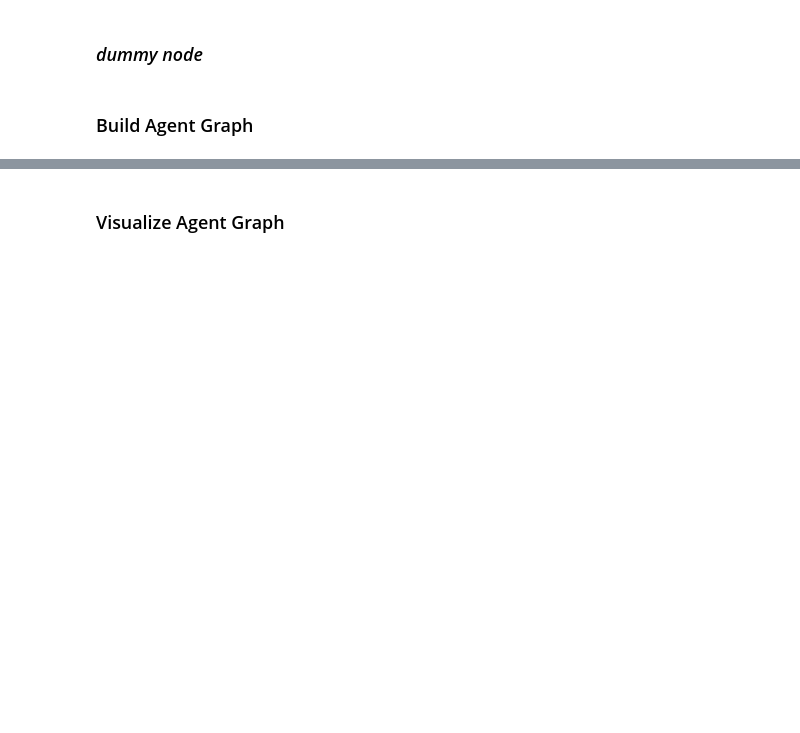
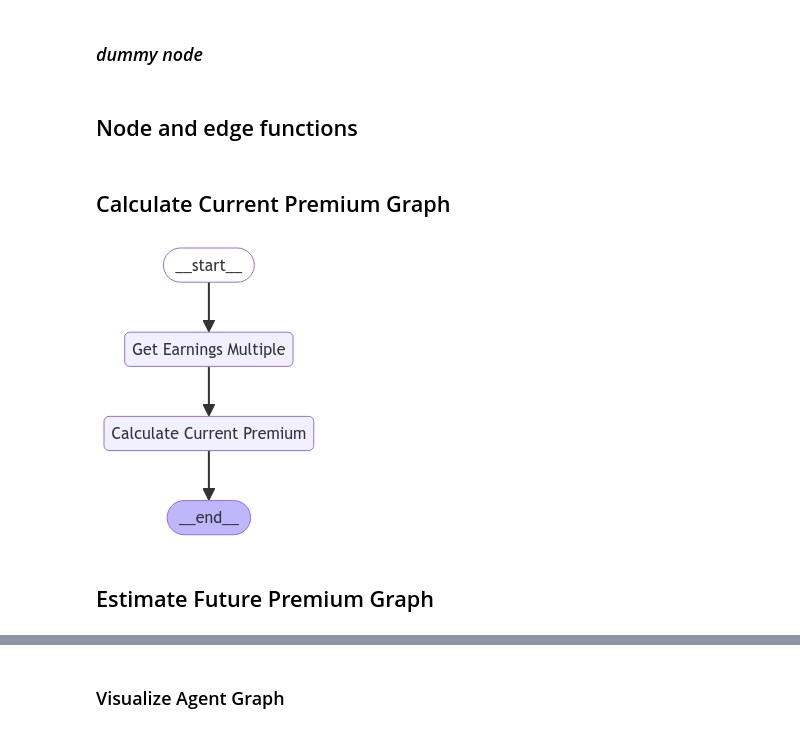
Before and after one commit to rbtkess/force-quant, a Jupyter notebook: ForceQuaint.ipynb, the cells around one changed output, grey strips where cells are left out. Saved outputs shown, nothing was run; the diff lists cells and outputs as text; code cells hidden in the pictures; blank space fills up the shorter version.

```diff
--- a/ForceQuaint.ipynb
+++ b/ForceQuaint.ipynb
@@ -26,5 +26,5 @@ class State(TypedDict):
 def dummy_node(state: State) -> State:
     return {"messages": ["intermediate message"]}
 # %% [markdown]
-### Build Agent Graph
+## Node and edge functions
 # %%
@@ -95,0 +48,2 @@ graph = builder.compile()
+# %% [markdown]
+## Calculate Current Premium Graph
@@ -95,0 +60,6 @@ graph = builder.compile()
+# %%
+display(Image(cp_graph.get_graph().draw_mermaid_png()))
+# %% [output]
+[figure, added]
+# %% [markdown]
+## Estimate Future Premium Graph
```
Also changed, not shown: parts of 7 cells of this notebook.
